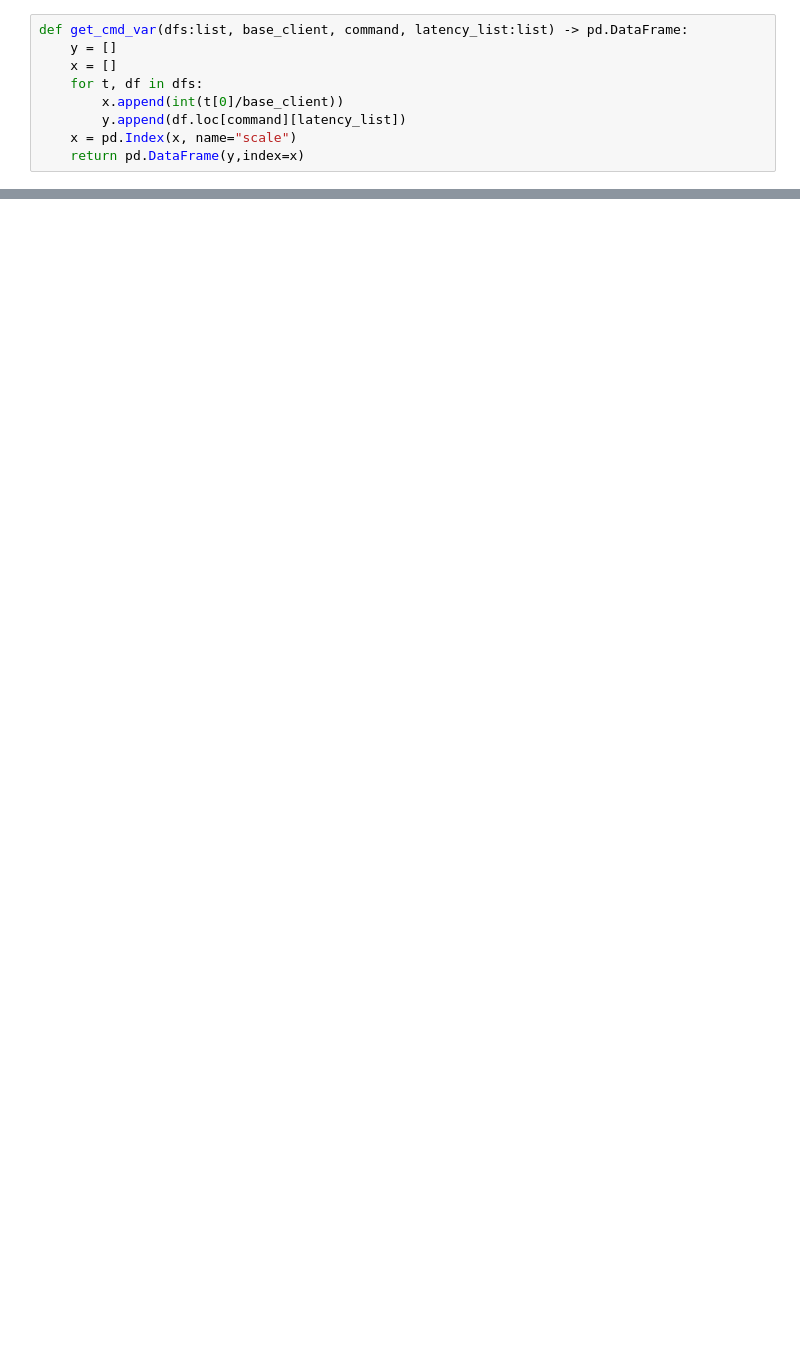
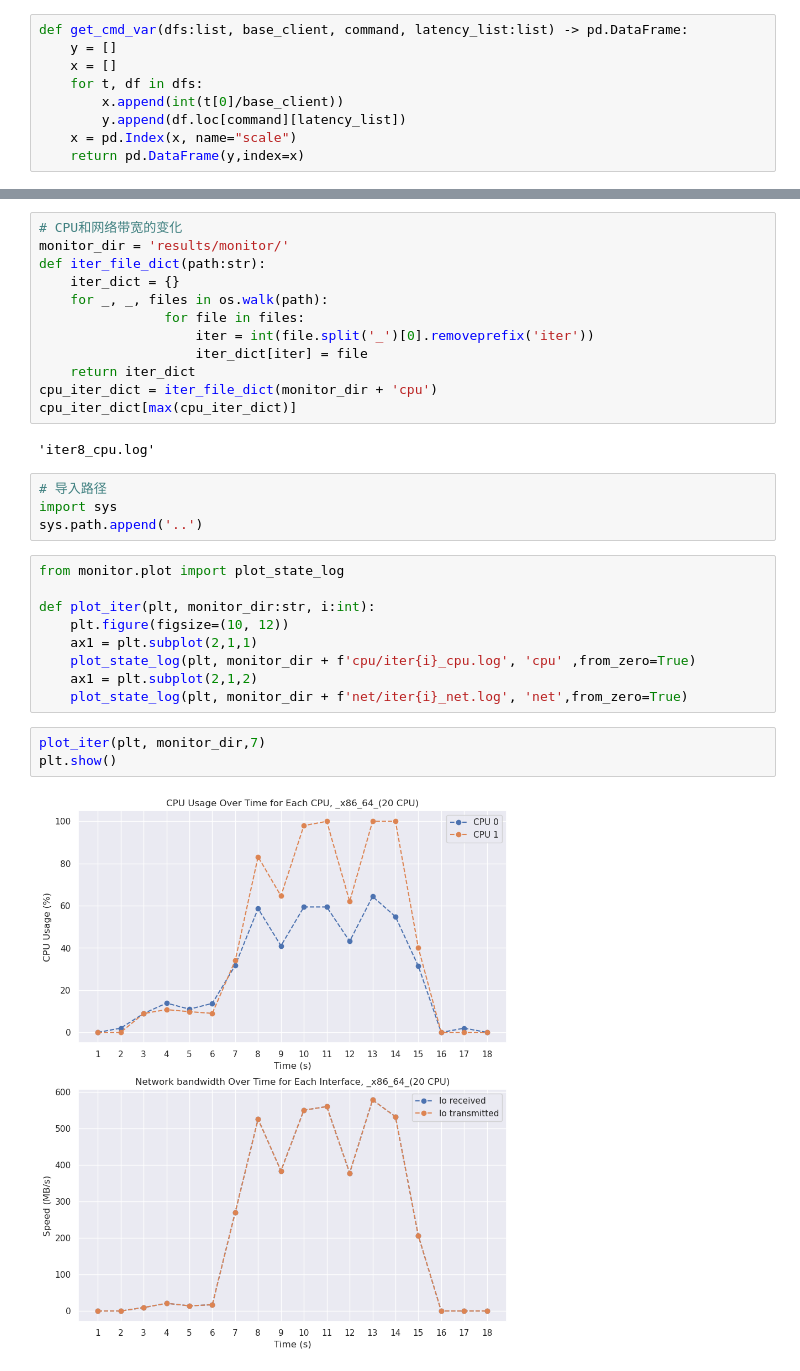
Before and after one commit to LiuZhetan/application_benchmark, a Jupyter notebook: redis/visualization.ipynb, the cells around one changed output, grey strips where cells are left out. Saved outputs shown, nothing was run; the diff lists cells and outputs as text; blank space fills up the shorter version.

Commit message:
update redis_bench and visualization

```diff
--- a/redis/visualization.ipynb
+++ b/redis/visualization.ipynb
@@ -201,0 +202,32 @@ plt.show()
+# %%
+# CPU和网络带宽的变化
+monitor_dir = 'results/monitor/'
+def iter_file_dict(path:str):
+    iter_dict = {}
+    for _, _, files in os.walk(path):
+                for file in files:
+                    iter = int(file.split('_')[0].removeprefix('iter'))
+                    iter_dict[iter] = file
+    return iter_dict
+cpu_iter_dict = iter_file_dict(monitor_dir + 'cpu')
+cpu_iter_dict[max(cpu_iter_dict)]
+# %% [output]
+'iter8_cpu.log'
+# %%
+# 导入路径
+import sys
+sys.path.append('..')
+# %%
+from monitor.plot import plot_state_log
+
+def plot_iter(plt, monitor_dir:str, i:int):
+    plt.figure(figsize=(10, 12))
+    ax1 = plt.subplot(2,1,1)
+    plot_state_log(plt, monitor_dir + f'cpu/iter{i}_cpu.log', 'cpu' ,from_zero=True)
+    ax1 = plt.subplot(2,1,2)
+    plot_state_log(plt, monitor_dir + f'net/iter{i}_net.log', 'net',from_zero=True)
+# %%
+plot_iter(plt, monitor_dir,7)
+plt.show()
+# %% [output]
+[figure, added]
```
Also changed, not shown: parts of 5 cells of this notebook, 1 other file.
